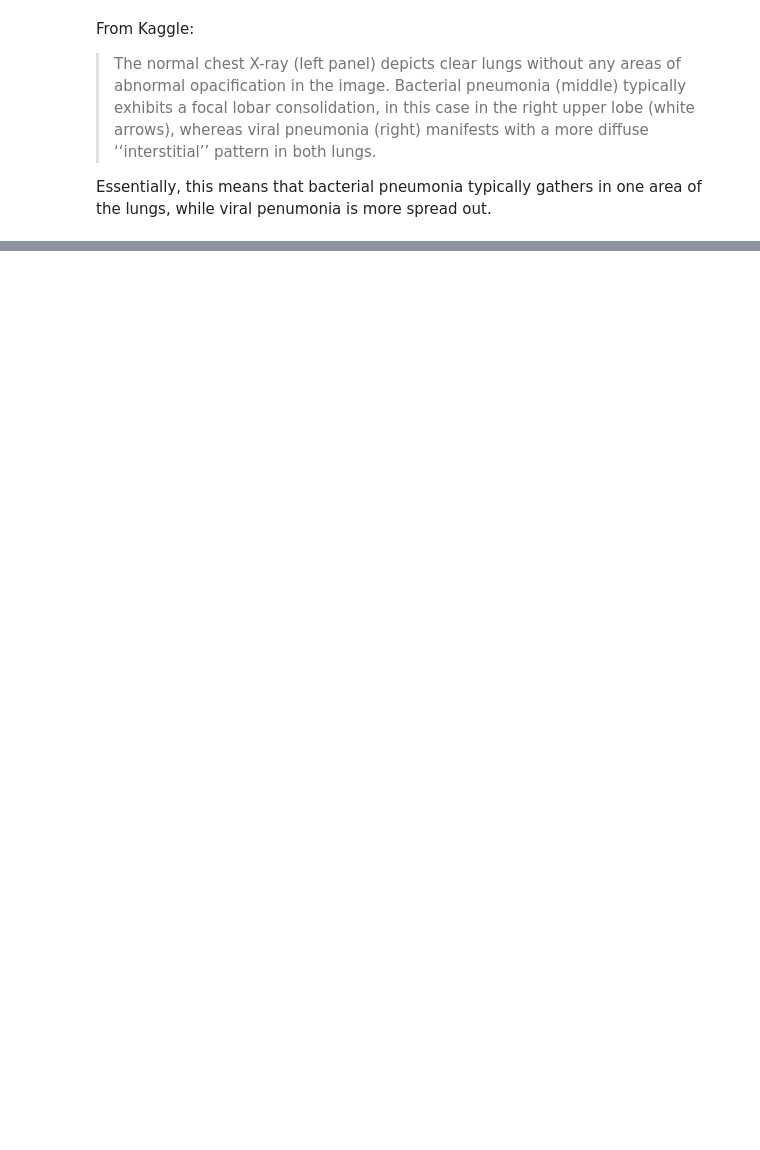
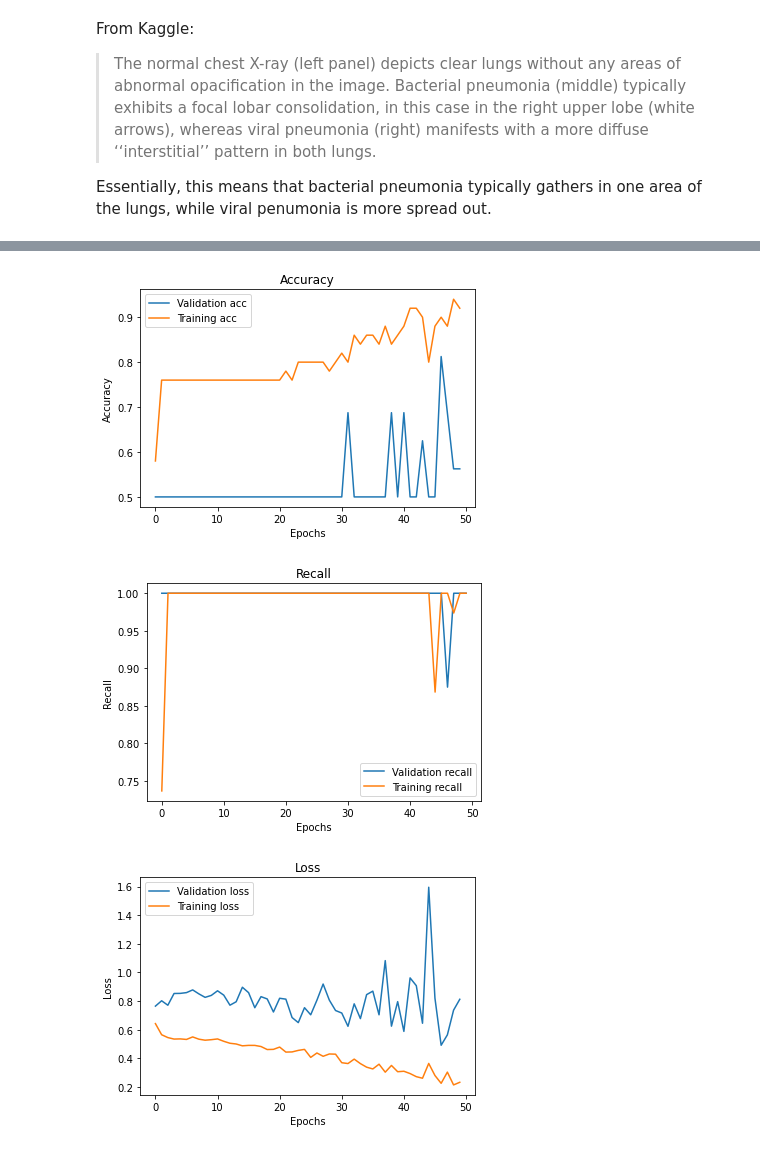
Before and after one commit to ericdnbn/image_classifier_pneumonia, a Jupyter notebook: markowitz_working_nb.ipynb, the cells around one changed output, grey strips where cells are left out. Cells and saved outputs as stored; diff of their text form; code cells hidden in the pictures; blank space fills up the shorter version.

```diff
--- a/markowitz_working_nb.ipynb
+++ b/markowitz_working_nb.ipynb
@@ -131,0 +232,6 @@ ax2.set_title('Shapes of Pneumonia lung images');
+# %%
+# Train the model
+history = model.fit(X_train, train_labels,
+                    epochs=50,
+                    batch_size=10,
+                    validation_data=(X_val, val_labels))
@@ -131,0 +256,39 @@ ax2.set_title('Shapes of Pneumonia lung images');
+# %%
+def visualize_training_results(results):
+    '''
+    Plot the training and validation data from a trained NN model, given the results/history.
+    '''
+    history = results.history
+
+    plt.figure()
+    plt.plot(history['val_acc'])
+    plt.plot(history['acc'])
+    plt.legend(['Validation acc', 'Training acc'])
+    plt.title('Accuracy')
+    plt.xlabel('Epochs')
+    plt.ylabel('Accuracy')
+    plt.show()
+
+    plt.figure()
+    plt.plot(history['val_recall'])
+    plt.plot(history['recall'])
+    plt.legend(['Validation recall', 'Training recall'])
+    plt.title('Recall')
+    plt.xlabel('Epochs')
+    plt.ylabel('Recall')
+    plt.show()
+
+    plt.figure()
+    plt.plot(history['val_loss'])
+    plt.plot(history['loss'])
+    plt.legend(['Validation loss', 'Training loss'])
+    plt.title('Loss')
+    plt.xlabel('Epochs')
+    plt.ylabel('Loss')
+    plt.show()
+# %%
+visualize_training_results(history)
+# %% [output]
+[figure, added]
+[figure, added]
+[figure, added]
```
Also changed, not shown: parts of 29 cells of this notebook, 1 other file.
